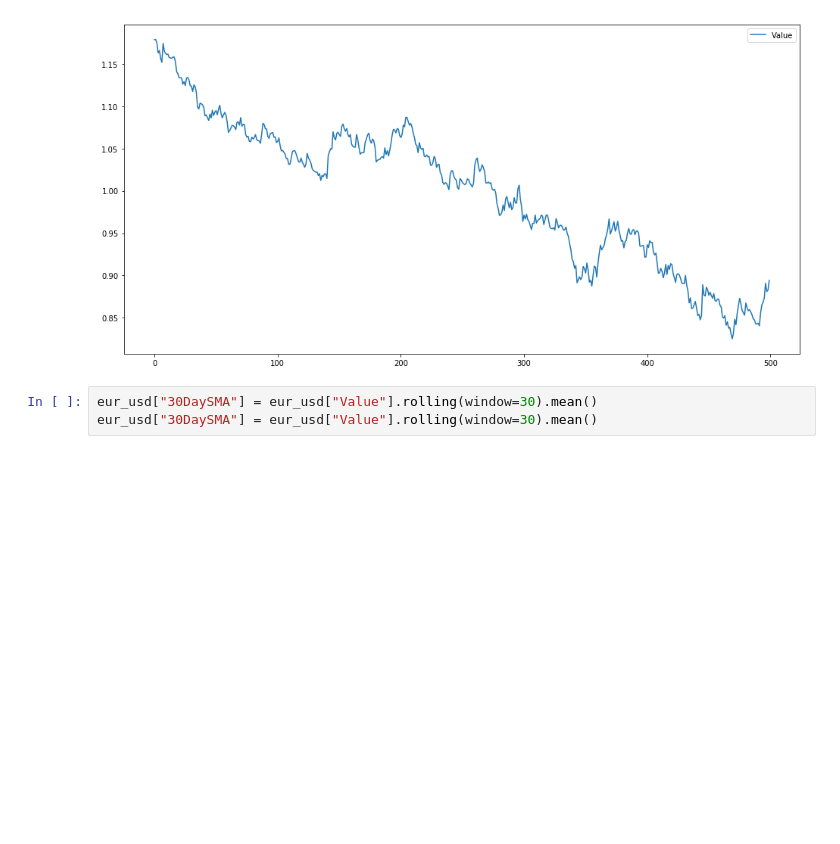
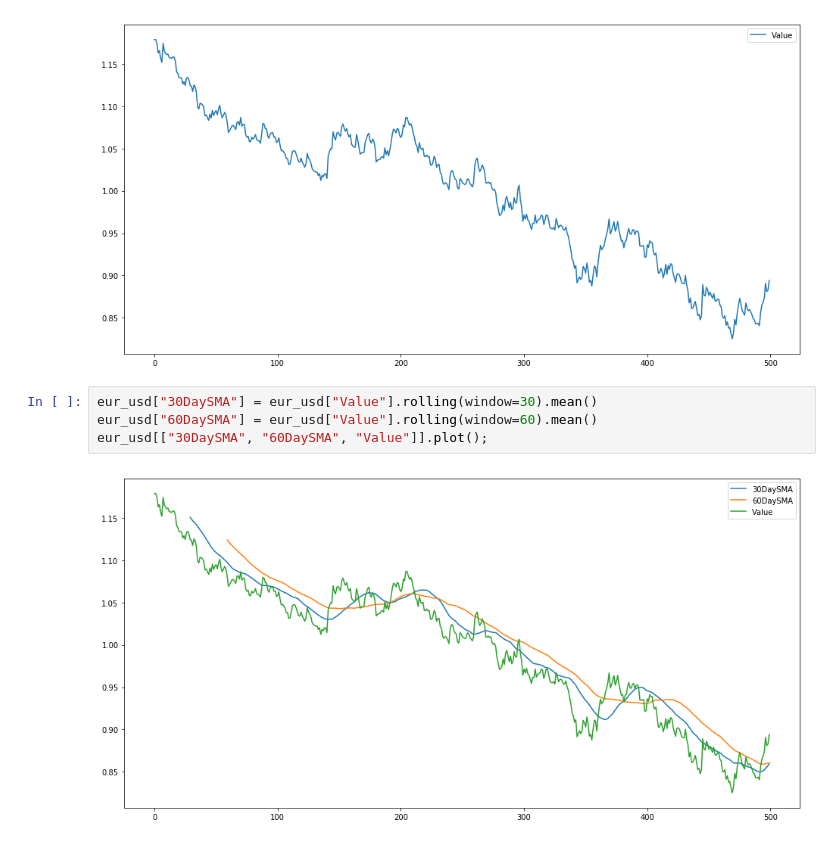
Before and after one commit to maykulkarni/algo_trading, a Jupyter notebook: 4. EURUSD Analysis.ipynb, the cells around one changed output. Cells and saved outputs as stored; diff of their text form; blank space fills up the shorter version.

```diff
--- a/4. EURUSD Analysis.ipynb
+++ b/4. EURUSD Analysis.ipynb
@@ -32,4 +32,7 @@ eur_usd.plot();
 [figure]
 # %%
 eur_usd["30DaySMA"] = eur_usd["Value"].rolling(window=30).mean()
-eur_usd["30DaySMA"] = eur_usd["Value"].rolling(window=30).mean()
+eur_usd["60DaySMA"] = eur_usd["Value"].rolling(window=60).mean()
+eur_usd[["30DaySMA", "60DaySMA", "Value"]].plot();
+# %% [output]
+[figure, added]
```
